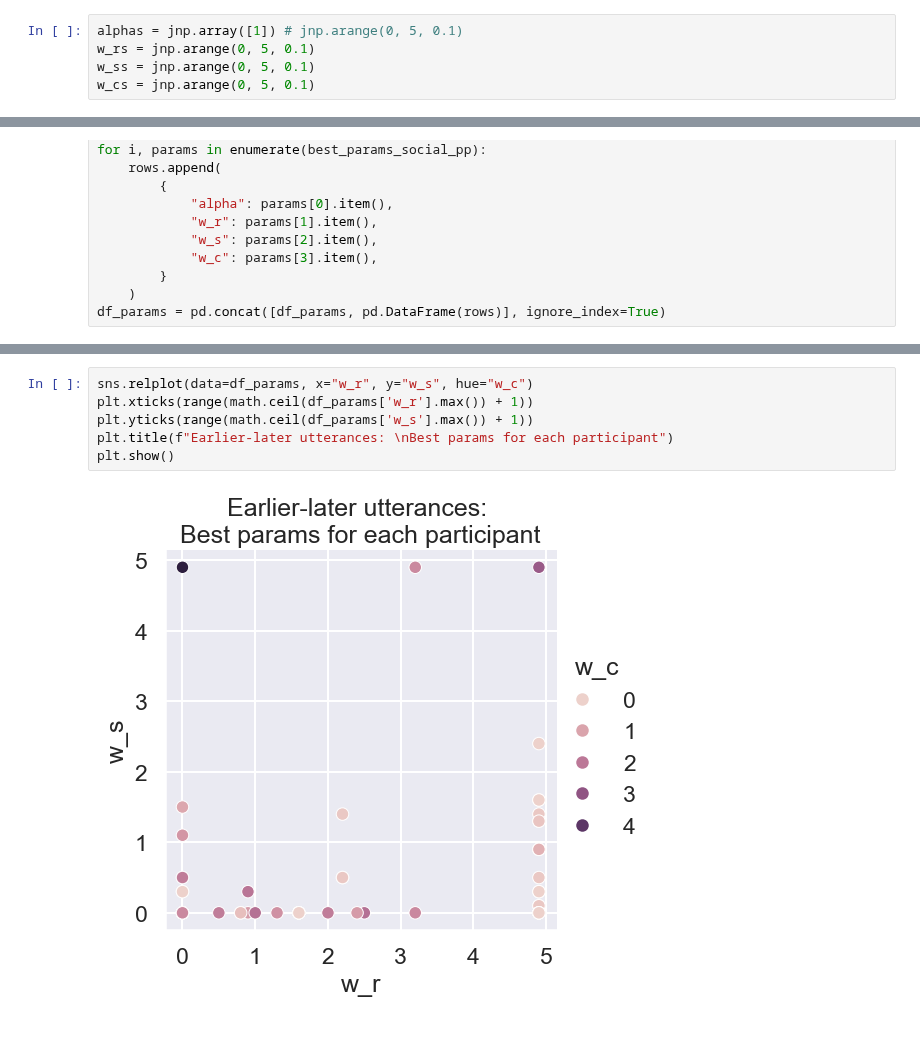
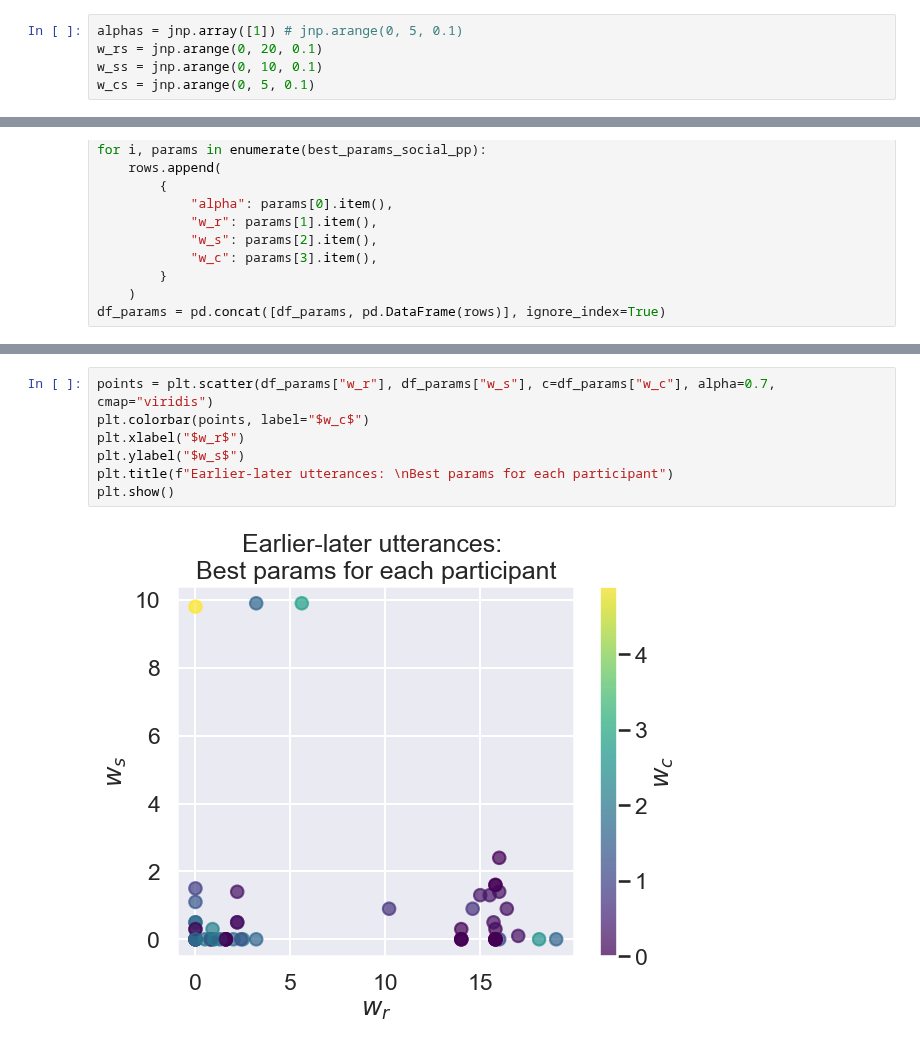
Before and after one commit to aliciamchen/code-switching, a Jupyter notebook: model/earlier-later-3pp-redblue.ipynb, the cells around one changed output, grey strips where cells are left out. Cells and saved outputs as stored; diff of their text form.

Commit message:
make plots better

```diff
--- a/model/earlier-later-3pp-redblue.ipynb
+++ b/model/earlier-later-3pp-redblue.ipynb
@@ -46,8 +46,8 @@ tangram_info
 | 35 | 2 | b | Shared | I |
 # %%
 alphas = jnp.array([1]) # jnp.arange(0, 5, 0.1)
-w_rs = jnp.arange(0, 5, 0.1)
-w_ss = jnp.arange(0, 5, 0.1)
+w_rs = jnp.arange(0, 20, 0.1)
+w_ss = jnp.arange(0, 10, 0.1)
 w_cs = jnp.arange(0, 5, 0.1)
 # %%
 params_list_no_social = utils.get_params_list(
@@ -213,8 +213,9 @@ df_params
 # %%
-sns.relplot(data=df_params, x="w_r", y="w_s", hue="w_c")
-plt.xticks(range(math.ceil(df_params['w_r'].max()) + 1))
-plt.yticks(range(math.ceil(df_params['w_s'].max()) + 1))
+points = plt.scatter(df_params["w_r"], df_params["w_s"], c=df_params["w_c"], alpha=0.7, cmap="viridis")
+plt.colorbar(points, label="$w_c$")
+plt.xlabel("$w_r$")
+plt.ylabel("$w_s$")
 plt.title(f"Earlier-later utterances: \nBest params for each participant")
 plt.show()
 # %% [output]
-[figure, old version]
+[figure, new version]
```
Also changed, not shown: parts of 2 cells of this notebook, 1 other file.
